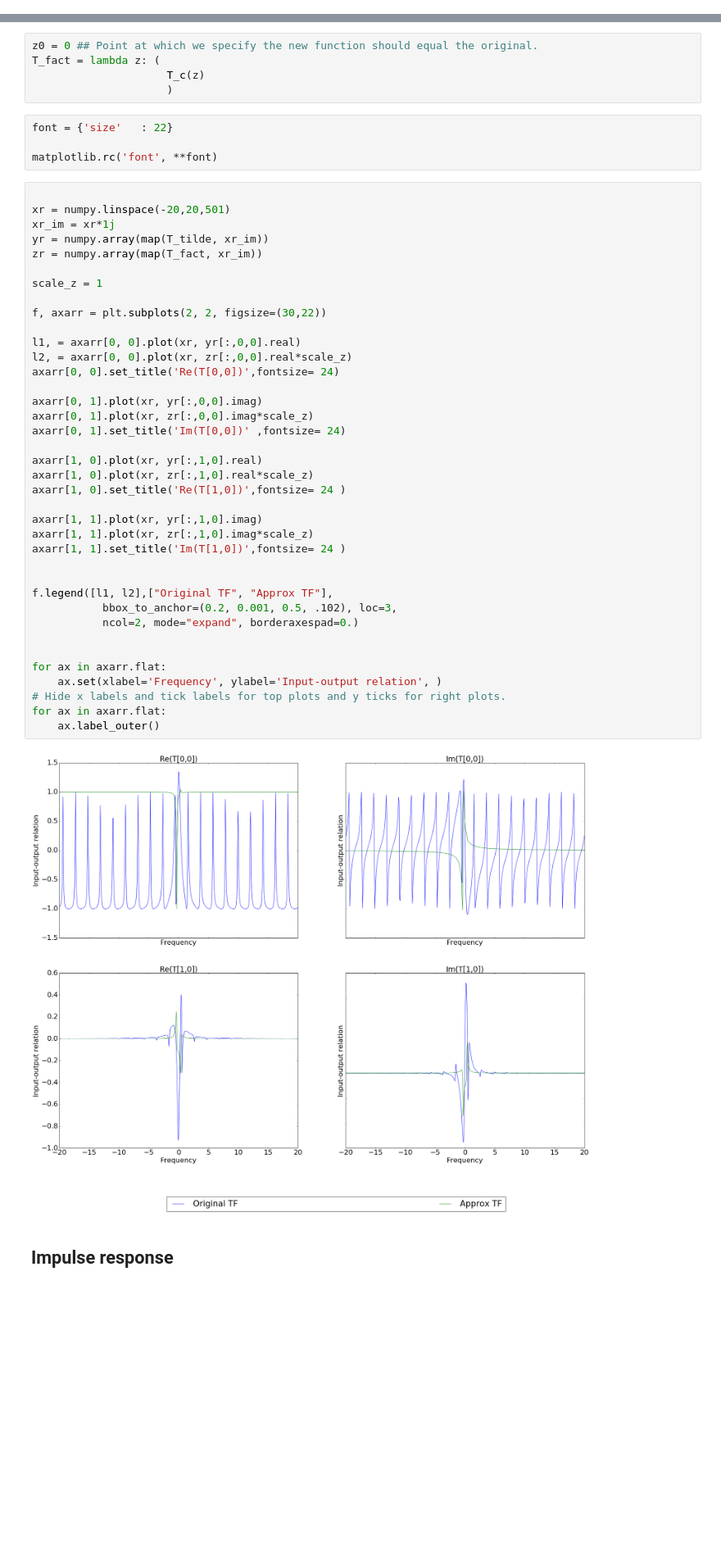
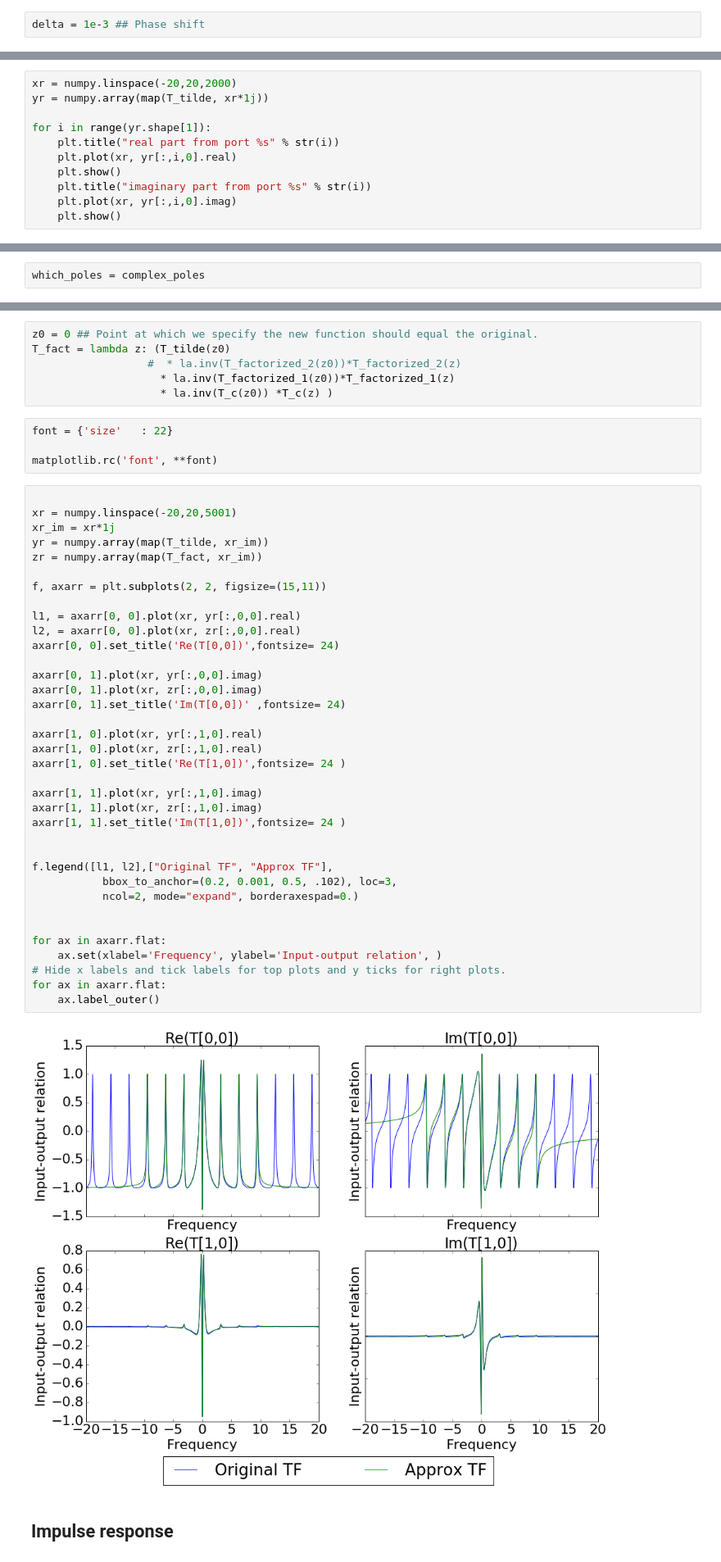
Before and after one commit to tabakg/active_lin_sys_fact, a Jupyter notebook: sample_active_linear_system_4.ipynb, the cells around one changed output, grey strips where cells are left out. Shown at 82% size. Drawn from its saved outputs; the diff is of its cells as text; blank space fills up the shorter version.

```diff
--- a/sample_active_linear_system_4.ipynb
+++ b/sample_active_linear_system_4.ipynb
@@ -584,0 +587,2 @@ True
+# %%
+delta = 1e-3 ## Phase shift
@@ -584,0 +616,11 @@ True
+# %%
+xr = numpy.linspace(-20,20,2000)
+yr = numpy.array(map(T_tilde, xr*1j))
+
+for i in range(yr.shape[1]):
+    plt.title("real part from port %s" % str(i))
+    plt.plot(xr, yr[:,i,0].real)
+    plt.show()
+    plt.title("imaginary part from port %s" % str(i))
+    plt.plot(xr, yr[:,i,0].imag)
+    plt.show()
@@ -748,0 +747,2 @@ which_poles = every_other2
+# %%
+which_poles = complex_poles
@@ -834,53 +900,52 @@ True
 ### Generate and plot the factorized functions.
 # %%
 z0 = 0 ## Point at which we specify the new function should equal the original.
-T_fact = lambda z: (
-                     T_c(z)
-                     )
+T_fact = lambda z: (T_tilde(z0)
+                  #  * la.inv(T_factorized_2(z0))*T_factorized_2(z)
+                    * la.inv(T_factorized_1(z0))*T_factorized_1(z)
+                    * la.inv(T_c(z0)) *T_c(z) )
 # %%
 font = {'size'   : 22}
 
 matplotlib.rc('font', **font)
 # %%
 
-xr = numpy.linspace(-20,20,501)
+xr = numpy.linspace(-20,20,5001)
 xr_im = xr*1j
 yr = numpy.array(map(T_tilde, xr_im))
 zr = numpy.array(map(T_fact, xr_im))
 
-scale_z = 1
-
-f, axarr = plt.subplots(2, 2, figsize=(30,22))
+f, axarr = plt.subplots(2, 2, figsize=(15,11))
 
 l1, = axarr[0, 0].plot(xr, yr[:,0,0].real)
-l2, = axarr[0, 0].plot(xr, zr[:,0,0].real*scale_z)
+l2, = axarr[0, 0].plot(xr, zr[:,0,0].real)
 axarr[0, 0].set_title('Re(T[0,0])',fontsize= 24)
 
 axarr[0, 1].plot(xr, yr[:,0,0].imag)
-axarr[0, 1].plot(xr, zr[:,0,0].imag*scale_z)
+axarr[0, 1].plot(xr, zr[:,0,0].imag)
 axarr[0, 1].set_title('Im(T[0,0])' ,fontsize= 24)
 
 axarr[1, 0].plot(xr, yr[:,1,0].real)
-axarr[1, 0].plot(xr, zr[:,1,0].real*scale_z)
+axarr[1, 0].plot(xr, zr[:,1,0].real)
 axarr[1, 0].set_title('Re(T[1,0])',fontsize= 24 )
 
 axarr[1, 1].plot(xr, yr[:,1,0].imag)
-axarr[1, 1].plot(xr, zr[:,1,0].imag*scale_z)
+axarr[1, 1].plot(xr, zr[:,1,0].imag)
 axarr[1, 1].set_title('Im(T[1,0])',fontsize= 24 )
 
 
 f.legend([l1, l2],["Original TF", "Approx TF"],
            bbox_to_anchor=(0.2, 0.001, 0.5, .102), loc=3,
            ncol=2, mode="expand", borderaxespad=0.)
 
 
 for ax in axarr.flat:
     ax.set(xlabel='Frequency', ylabel='Input-output relation', )
 # Hide x labels and tick labels for top plots and y ticks for right plots.
 for ax in axarr.flat:
     ax.label_outer()
 # %% [output]
-[figure, old version]
+[figure, new version]
 # %% [markdown]
 ## Impulse response
 # %%
```
Also changed, not shown: parts of 41 cells of this notebook, 2 other files.
